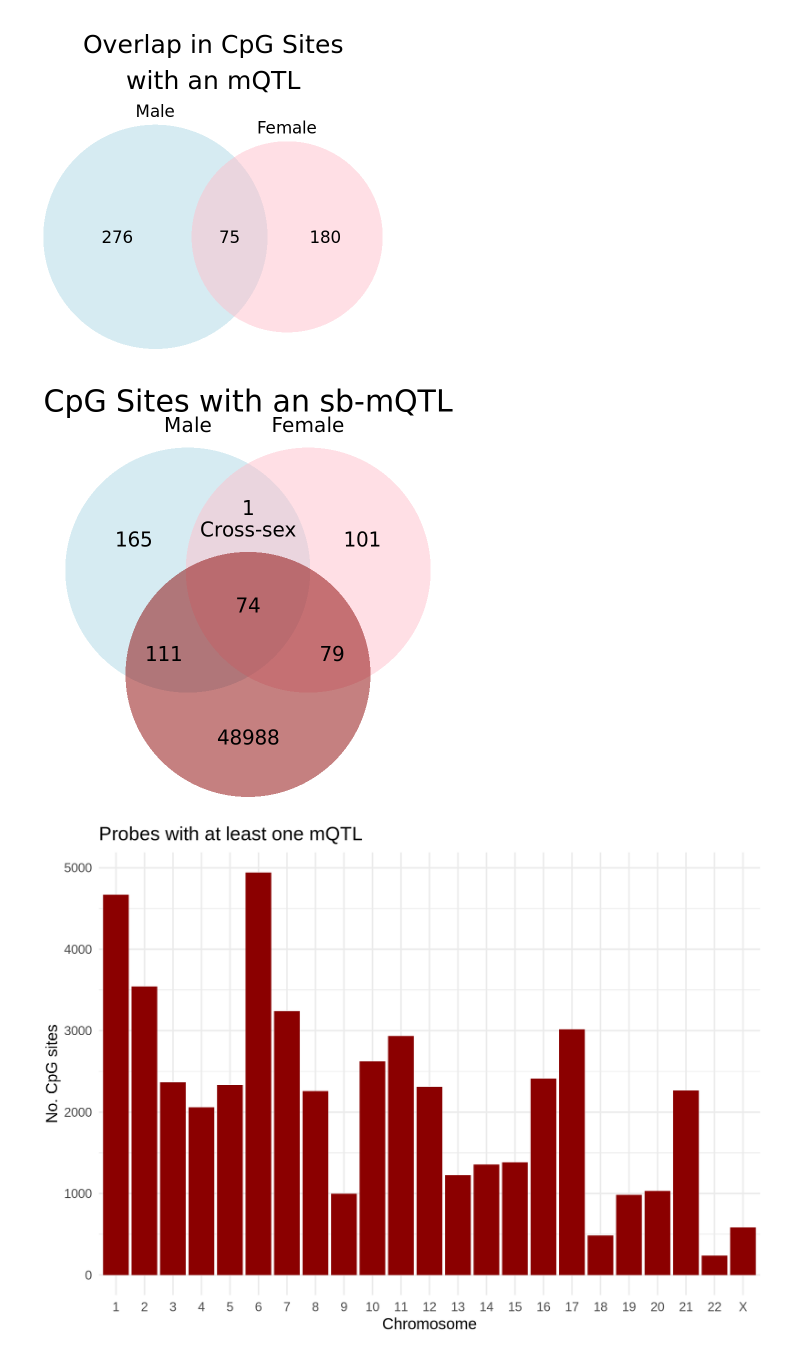
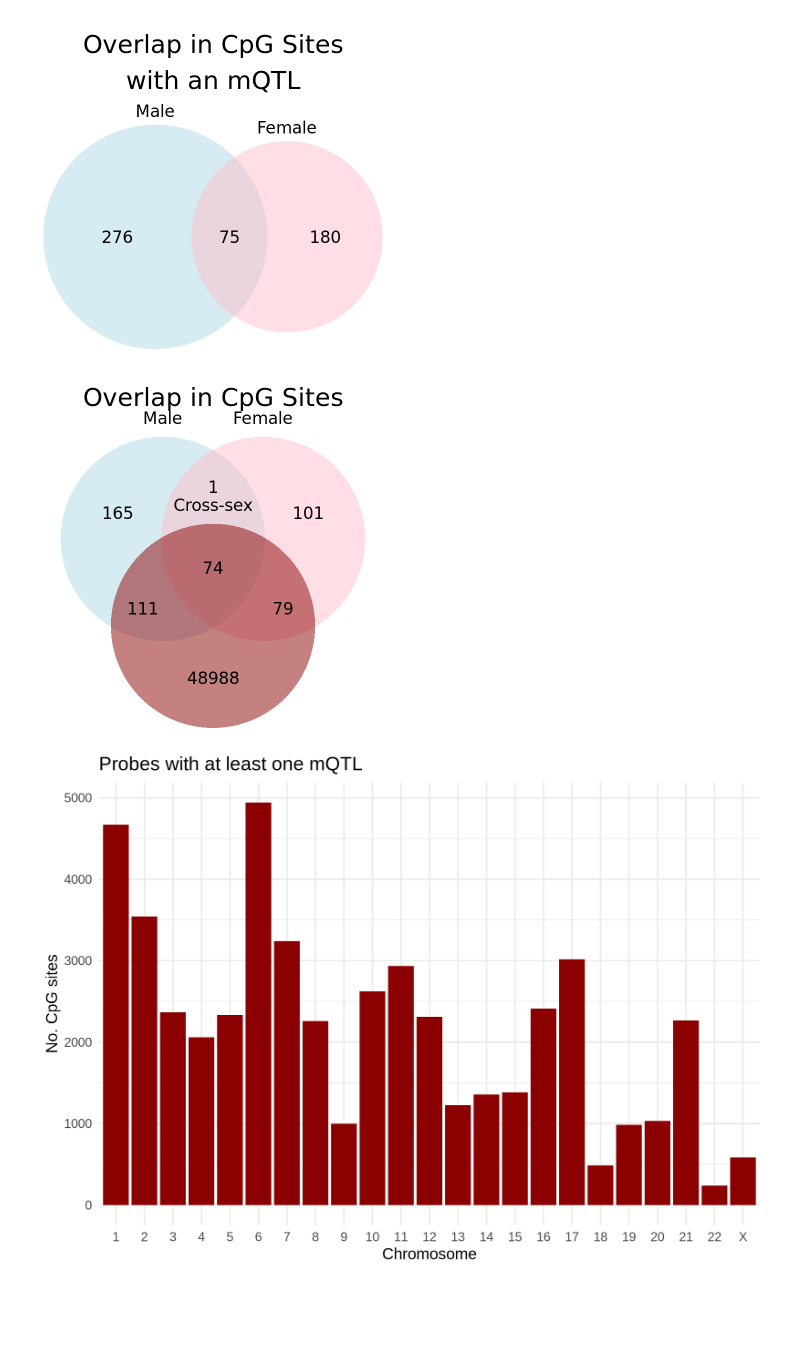
Before and after one commit to wilcas/sex_specific_mQTL, a Jupyter notebook: delahaye_mQTL_analyses/bonf_mQTL_exploration.ipynb, the cells around one changed output. Cells and saved outputs as stored; diff of their text form; code cells hidden in the pictures; blank space fills up the shorter version.

Commit message:
wcpg figure edits

```diff
--- a/delahaye_mQTL_analyses/bonf_mQTL_exploration.ipynb
+++ b/delahaye_mQTL_analyses/bonf_mQTL_exploration.ipynb
@@ -72,22 +72,22 @@ A data.table: 1 × 3
 # %%
 grid.draw(
     venn.diagram(
         list(Male = unique(male_int$Probe), Female = unique(female_int$Probe),"Cross-sex" = unique(marginal$Probe)),
         filename=NULL,
         fill=c("light blue", "pink", "dark Red"),
         cat.pos=c(-0,0,0),
         lty = rep("blank",3),
         cex=2,
         cat.cex=2,
         main.cex=3,
         fontfamily= rep("sans-serif",1),
         main.fontfamily= rep("sans-serif",3),
         cat.fontfamily= rep("sans-serif",3),
-        main = "CpG Sites with an sb-mQTL"
+        main = "Overlap in CpG Sites"
     )
 )
 # %% [output]
-[figure, old version]
+[figure, new version]
 # %%
 options(width= 10, repr.plot.height= 5, repr.plot.res = 300)
 marginal_count_dt <- marginal[,.(nprobe=uniqueN(Probe),mQTL=.N),by="Chr"]
```
